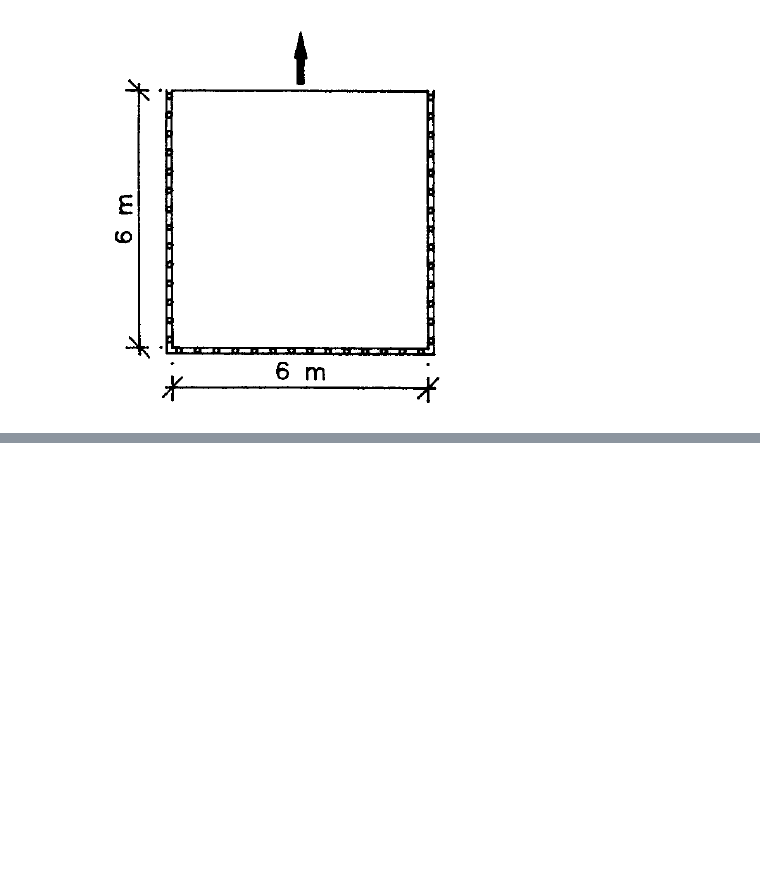
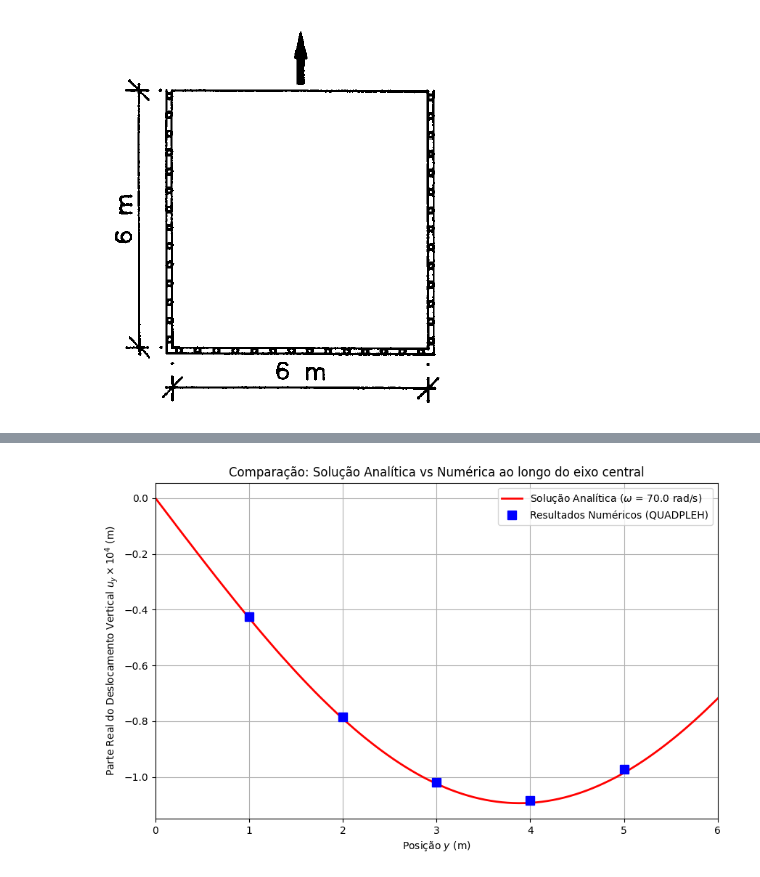
Before and after one commit to e-albuquerque/BEM_frequency_domain_2D, a Jupyter notebook: Run_quadpleh_on_Colab.ipynb, the cells around one changed output, grey strips where cells are left out. Saved outputs shown, nothing was run; the diff lists cells and outputs as text; code cells hidden in the pictures; blank space fills up the shorter version.

```diff
--- a/Run_quadpleh_on_Colab.ipynb
+++ b/Run_quadpleh_on_Colab.ipynb
@@ -547,0 +703,49 @@ The prescribed boundary conditions are: zero shear traction along the four sides
+# %%
+import numpy as np
+import matplotlib.pyplot as plt
+
+# 1. Parâmetros do problema
+L_text = 6.0
+rho_text = 100.0
+nu_text = 0.25
+mu_text = 1.0e6
+E_text = mu_text * 2 * (1 + nu_text)
+p = 100.0  # Tração aplicada
+
+# Módulo de deformação confinada e velocidade da onda P
+M = E_text * (1 - nu_text) / ((1 + nu_text) * (1 - 2 * nu_text))
+c1 = np.sqrt(M / rho_text)
+
+# Frequência selecionada para comparação (combina com os dados numéricos)
+w_eval = 70.0
+
+# 2. Solução Analítica (Deslocamento 1D)
+def analytical_displacement(y, w, p, c1, M, L):
+    # u(y) = [p * c1 / (M * w * cos(w * L / c1))] * sin(w * y / c1)
+    return (p * c1 / (M * w * np.cos(w * L / c1))) * np.sin(w * y / c1)
+
+
+# Gerando pontos para a curva analítica
+y_analyt = np.linspace(0, L_text, 100)
+u_analyt = analytical_displacement(y_analyt, w_eval, p, c1, M, L_text)
+
+# 3. Dados Numéricos (Extraídos anteriormente de squa4.out para w=70)
+y_num = np.array([1., 2., 3., 4., 5.])
+u_num_real = np.array([-0.4265E-04, -0.7852E-04, -0.1018E-03, -0.1085E-03, -0.9723E-04])
+
+# 4. Plot da Comparação
+plt.figure(figsize=(10, 6))
+plt.plot(y_analyt, u_analyt * 1e4, 'r-', linewidth=2, \
+         label=f'Solução Analítica ($\\omega$ = {w_eval} rad/s)')
+plt.plot(y_num, u_num_real * 1e4, 'bs', markersize=8, \
+         label='Resultados Numéricos (QUADPLEH)')
+
+plt.xlabel('Posição $y$ (m)')
+plt.ylabel('Parte Real do Deslocamento Vertical $u_y \\times 10^4$ (m)')
+plt.title('Comparação: Solução Analítica vs Numérica ao longo do eixo central')
+plt.legend()
+plt.grid(True)
+plt.xlim(0, L_text)
+plt.show()
+# %% [output]
+[figure, added]
```
Also changed, not shown: parts of 46 cells of this notebook, 8 other files.
